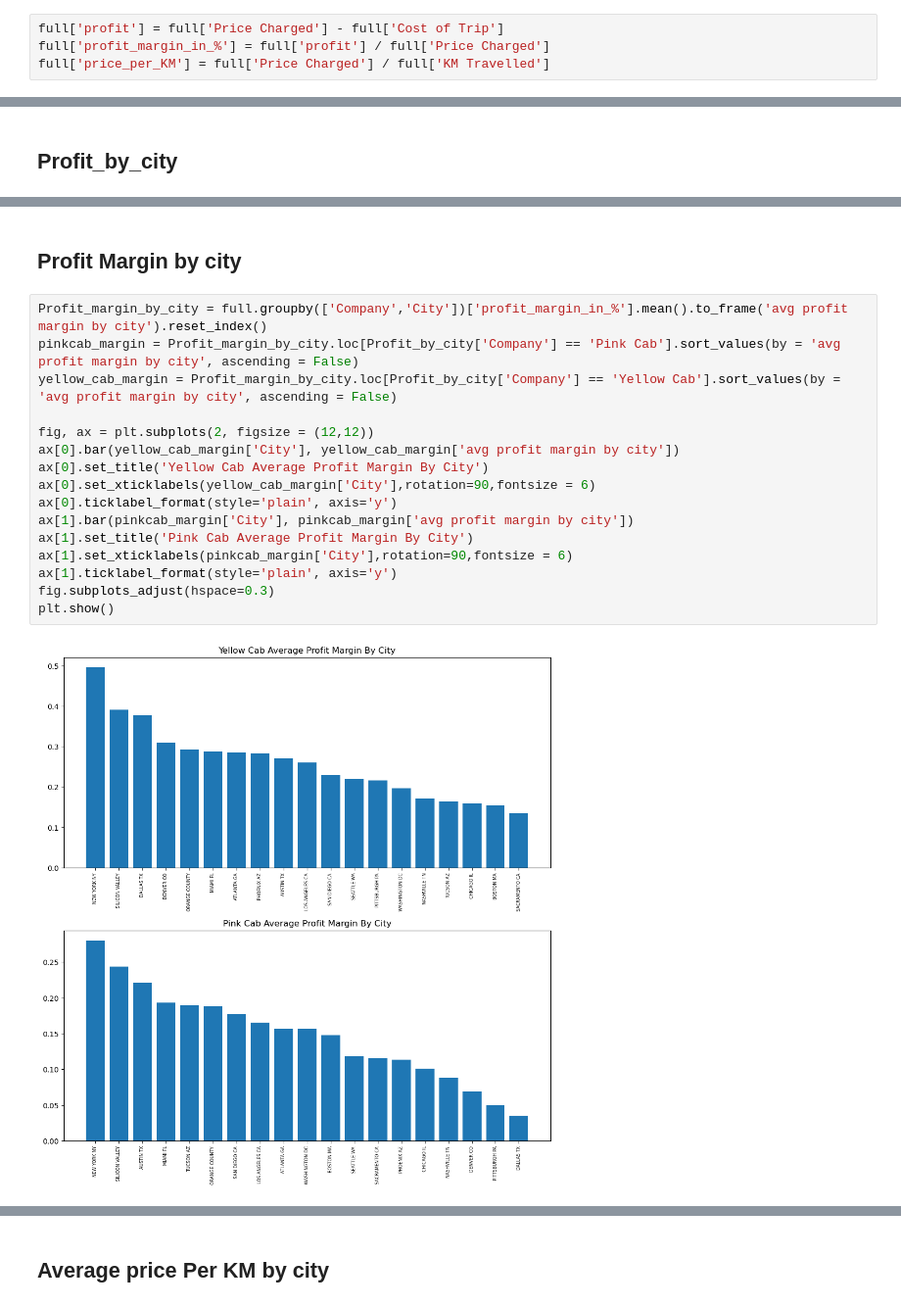
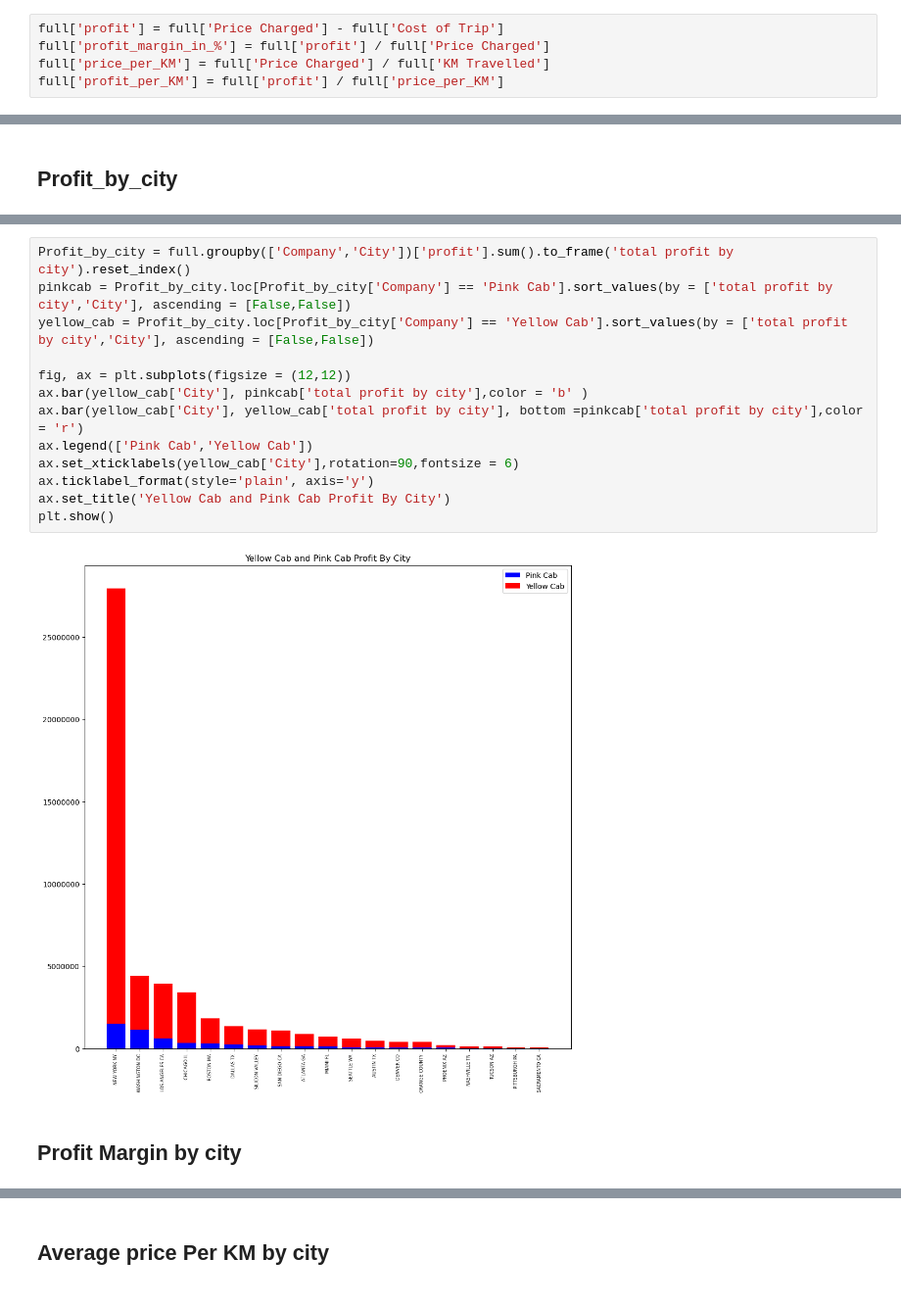
Before and after one commit to FHFelix/G2M-insight-for-Cab-Investment-firm, a Jupyter notebook: G2M_insight_for_Cab_Investment_firm.ipynb, the cells around one changed output, grey strips where cells are left out. Shown at 98% size. Drawn from its saved outputs; the diff is of its cells as text.

```diff
--- a/G2M_insight_for_Cab_Investment_firm.ipynb
+++ b/G2M_insight_for_Cab_Investment_firm.ipynb
@@ -104,6 +104,7 @@ full
 full['profit'] = full['Price Charged'] - full['Cost of Trip']
 full['profit_margin_in_%'] = full['profit'] / full['Price Charged']
 full['price_per_KM'] = full['Price Charged'] / full['KM Travelled']
+full['profit_per_KM'] = full['profit'] / full['price_per_KM']
 # %%
 full.head()
 # %% [output]
@@ -268,20 +273,17 @@ plt.show()
+# %%
+Profit_by_city = full.groupby(['Company','City'])['profit'].sum().to_frame('total profit by city').reset_index()
+pinkcab = Profit_by_city.loc[Profit_by_city['Company'] == 'Pink Cab'].sort_values(by = ['total profit by city','City'], ascending = [False,False])
+yellow_cab = Profit_by_city.loc[Profit_by_city['Company'] == 'Yellow Cab'].sort_values(by = ['total profit by city','City'], ascending = [False,False])
+
+fig, ax = plt.subplots(figsize = (12,12))
+ax.bar(yellow_cab['City'], pinkcab['total profit by city'],color = 'b' )
+ax.bar(yellow_cab['City'], yellow_cab['total profit by city'], bottom =pinkcab['total profit by city'],color = 'r')
+ax.legend(['Pink Cab','Yellow Cab'])
+ax.set_xticklabels(yellow_cab['City'],rotation=90,fontsize = 6)
+ax.ticklabel_format(style='plain', axis='y')
+ax.set_title('Yellow Cab and Pink Cab Profit By City')
+plt.show()
+# %% [output]
+[figure, added]
 # %% [markdown]
 ## Profit Margin by city
-# %%
-Profit_margin_by_city = full.groupby(['Company','City'])['profit_margin_in_%'].mean().to_frame('avg profit margin by city').reset_index()
-pinkcab_margin = Profit_margin_by_city.loc[Profit_by_city['Company'] == 'Pink Cab'].sort_values(by = 'avg profit margin by city', ascending = False)
-yellow_cab_margin = Profit_margin_by_city.loc[Profit_by_city['Company'] == 'Yellow Cab'].sort_values(by = 'avg profit margin by city', ascending = False)
-
-fig, ax = plt.subplots(2, figsize = (12,12))
-ax[0].bar(yellow_cab_margin['City'], yellow_cab_margin['avg profit margin by city'])
-ax[0].set_title('Yellow Cab Average Profit Margin By City')
-ax[0].set_xticklabels(yellow_cab_margin['City'],rotation=90,fontsize = 6)
-ax[0].ticklabel_format(style='plain', axis='y')
-ax[1].bar(pinkcab_margin['City'], pinkcab_margin['avg profit margin by city'])
-ax[1].set_title('Pink Cab Average Profit Margin By City')
-ax[1].set_xticklabels(pinkcab_margin['City'],rotation=90,fontsize = 6)
-ax[1].ticklabel_format(style='plain', axis='y')
-fig.subplots_adjust(hspace=0.3)
-plt.show()
-# %% [output]
-[figure, removed]
```
Also changed, not shown: parts of 15 cells of this notebook.
